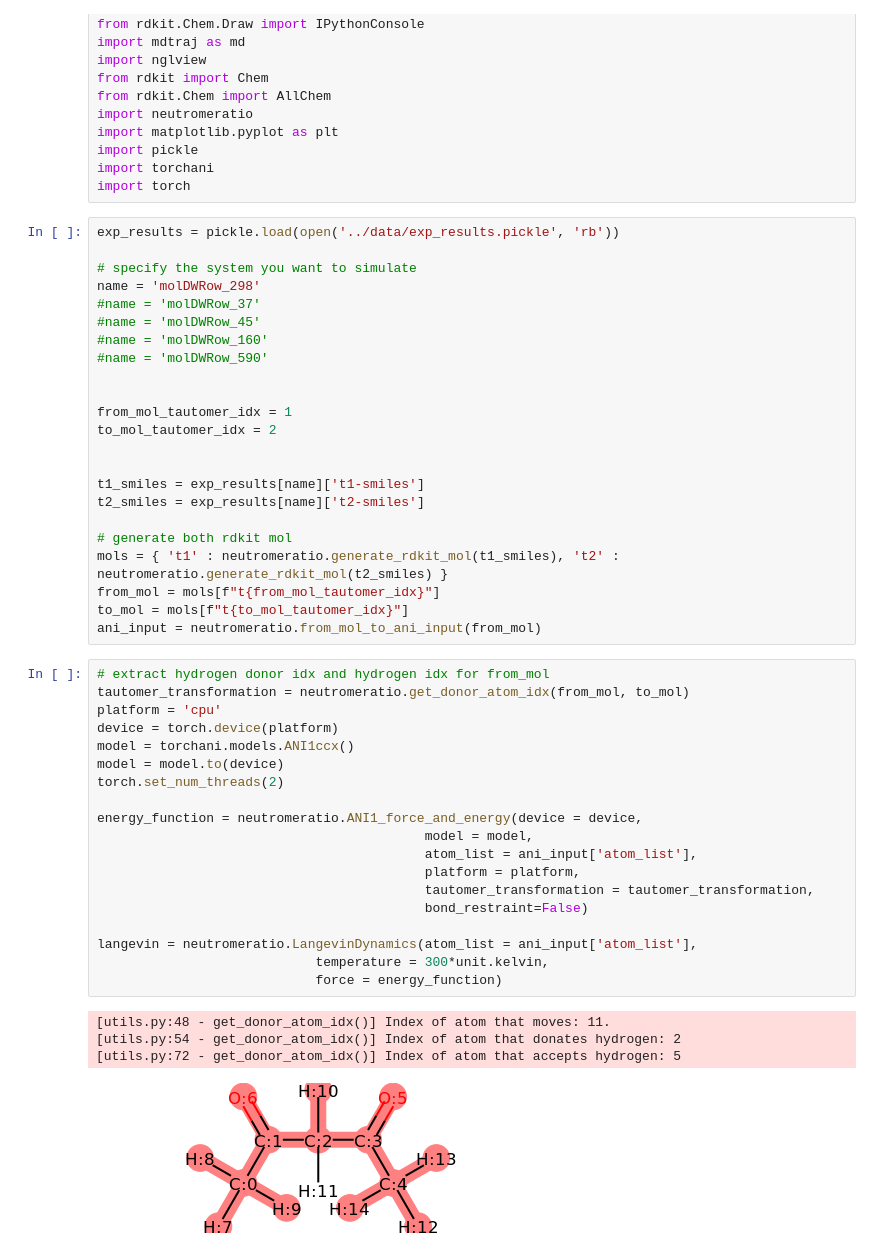
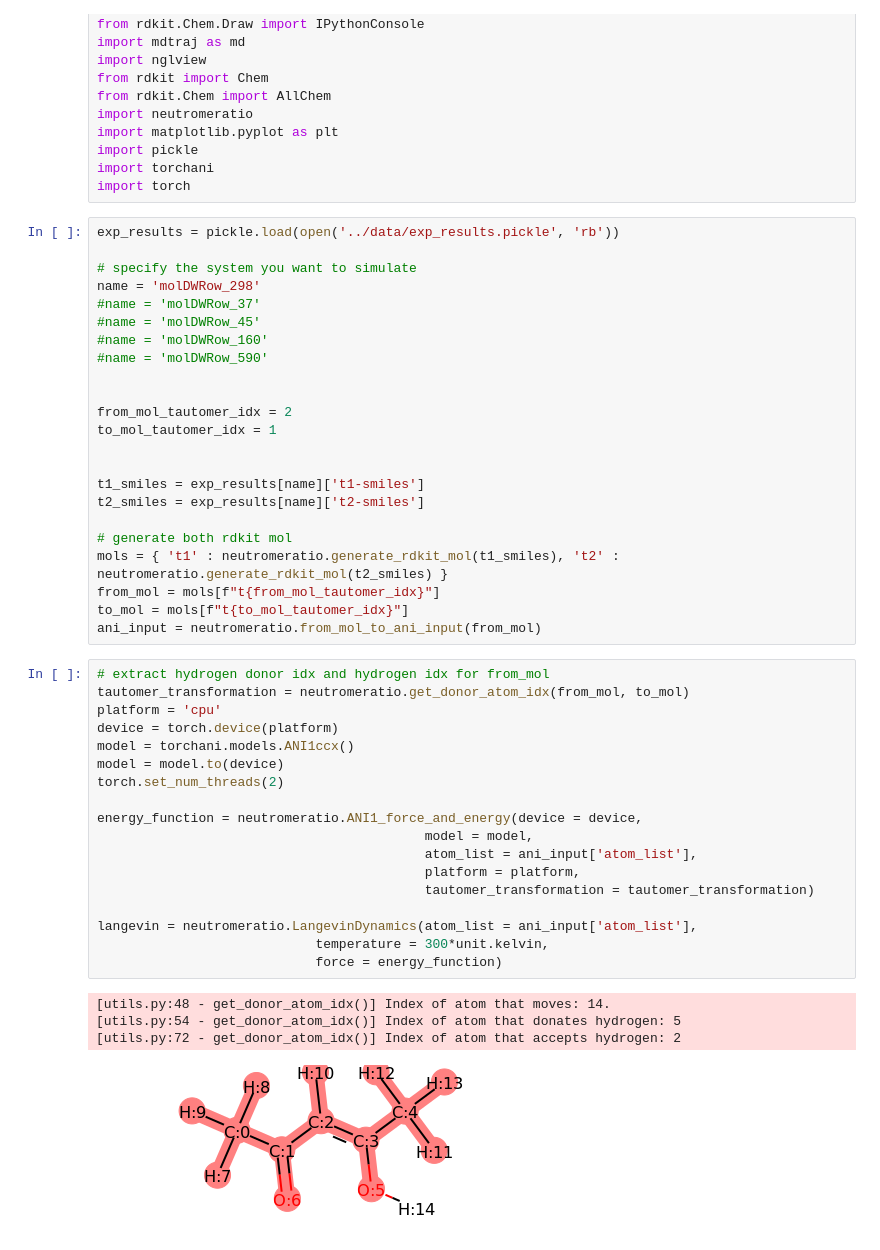
Before and after one commit to choderalab/neutromeratio, a Jupyter notebook: notebooks/langevin_dynamics_using_ANIcxx.ipynb, the cells around one changed output. Cells and saved outputs as stored; diff of their text form.

```diff
--- a/notebooks/langevin_dynamics_using_ANIcxx.ipynb
+++ b/notebooks/langevin_dynamics_using_ANIcxx.ipynb
@@ -26,8 +26,8 @@ name = 'molDWRow_298'
 #name = 'molDWRow_590'
 
 
-from_mol_tautomer_idx = 1
-to_mol_tautomer_idx = 2
+from_mol_tautomer_idx = 2
+to_mol_tautomer_idx = 1
 
 
 t1_smiles = exp_results[name]['t1-smiles']
@@ -41,25 +41,24 @@ ani_input = neutromeratio.from_mol_to_ani_input(from_mol)
 # %%
 # extract hydrogen donor idx and hydrogen idx for from_mol
 tautomer_transformation = neutromeratio.get_donor_atom_idx(from_mol, to_mol)
 platform = 'cpu'
 device = torch.device(platform)
 model = torchani.models.ANI1ccx()
 model = model.to(device)
 torch.set_num_threads(2)
 
 energy_function = neutromeratio.ANI1_force_and_energy(device = device,
                                           model = model,
                                           atom_list = ani_input['atom_list'],
                                           platform = platform,
-                                          tautomer_transformation = tautomer_transformation,
-                                          bond_restraint=False)
+                                          tautomer_transformation = tautomer_transformation)
 
 langevin = neutromeratio.LangevinDynamics(atom_list = ani_input['atom_list'],
                             temperature = 300*unit.kelvin,
                             force = energy_function)
 # %% [output]
-[utils.py:48 - get_donor_atom_idx()] Index of atom that moves: 11.
-[utils.py:54 - get_donor_atom_idx()] Index of atom that donates hydrogen: 2
-[utils.py:72 - get_donor_atom_idx()] Index of atom that accepts hydrogen: 5
+[utils.py:48 - get_donor_atom_idx()] Index of atom that moves: 14.
+[utils.py:54 - get_donor_atom_idx()] Index of atom that donates hydrogen: 5
+[utils.py:72 - get_donor_atom_idx()] Index of atom that accepts hydrogen: 2
-[figure, old version]
+[figure, new version]
 # %%
```
Also changed, not shown: parts of 4 cells of this notebook, 4 other files.
